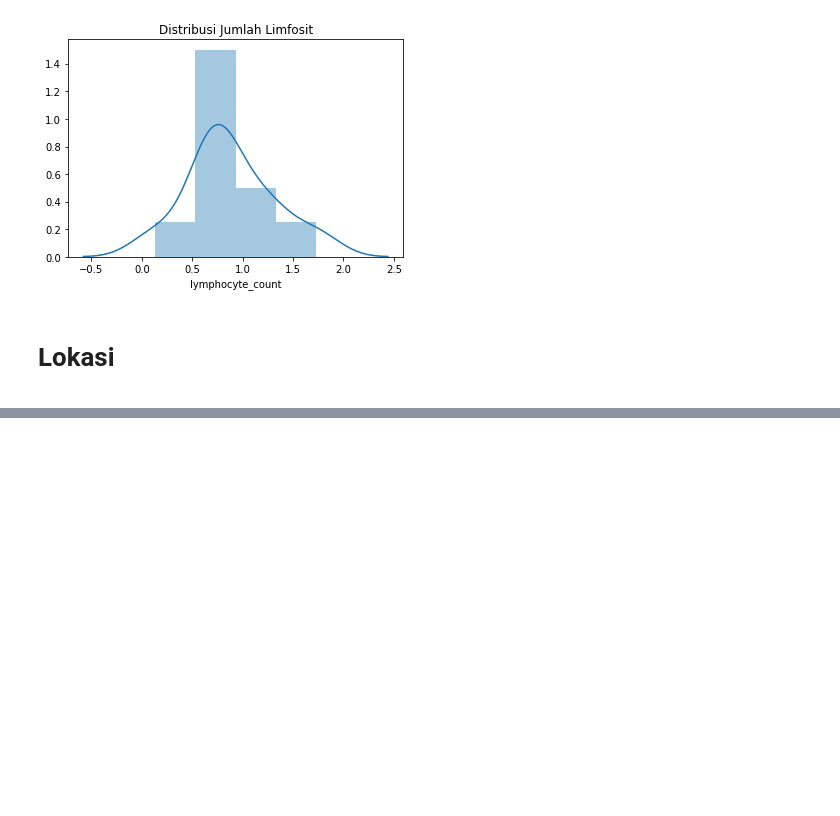
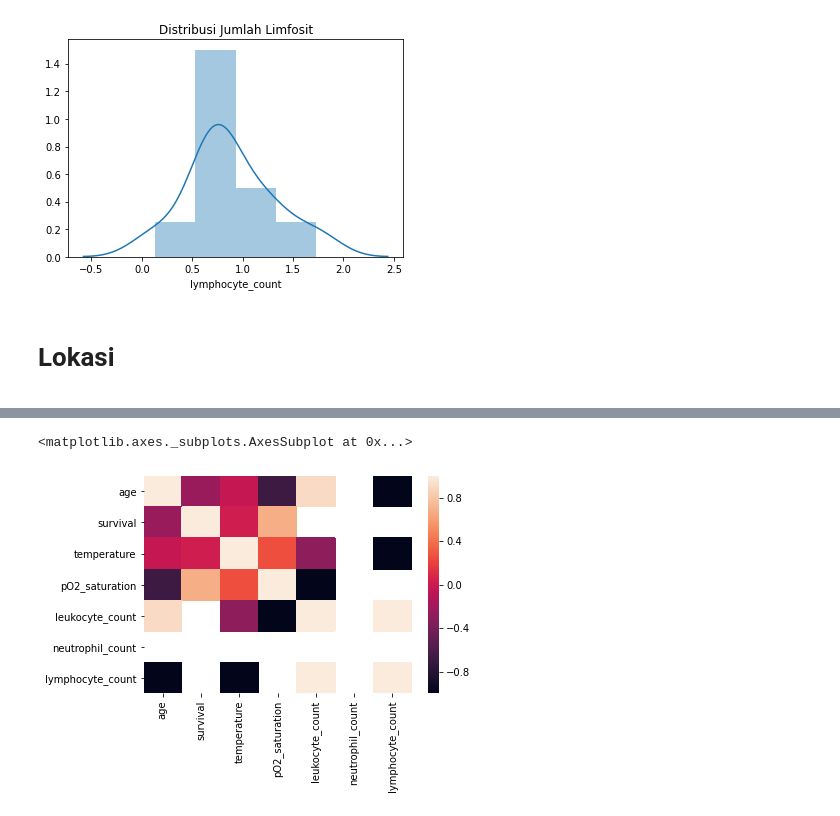
Before and after one commit to Yakuy/CapsNet-Covid19-X-Ray-Detection, a Jupyter notebook: Metadata EDA.ipynb, the cells around one changed output, grey strips where cells are left out. Saved outputs shown, nothing was run; the diff lists cells and outputs as text; code cells hidden in the pictures; blank space fills up the shorter version.

```diff
--- a/Metadata EDA.ipynb
+++ b/Metadata EDA.ipynb
@@ -382,0 +393,4 @@ Text(0.5, 1.0, 'Lokasi dimana Pasien Dirawat')
+# %%
+df_survival = df_covid.loc[~df_covid["survival"].isna()]
+df_survival["survival"] = df_survival["survival"].apply(lambda x : 1 if x=="Y" else 0)
+df_survival.head()
@@ -382,0 +409,5 @@ Text(0.5, 1.0, 'Lokasi dimana Pasien Dirawat')
+# %%
+sns.heatmap(df_survival.drop(["patientid", "offset"],axis=1).corr())
+# %% [output]
+<matplotlib.axes._subplots.AxesSubplot at 0x...>
+[figure, added]
```
Also changed, not shown: parts of 7 cells of this notebook.
